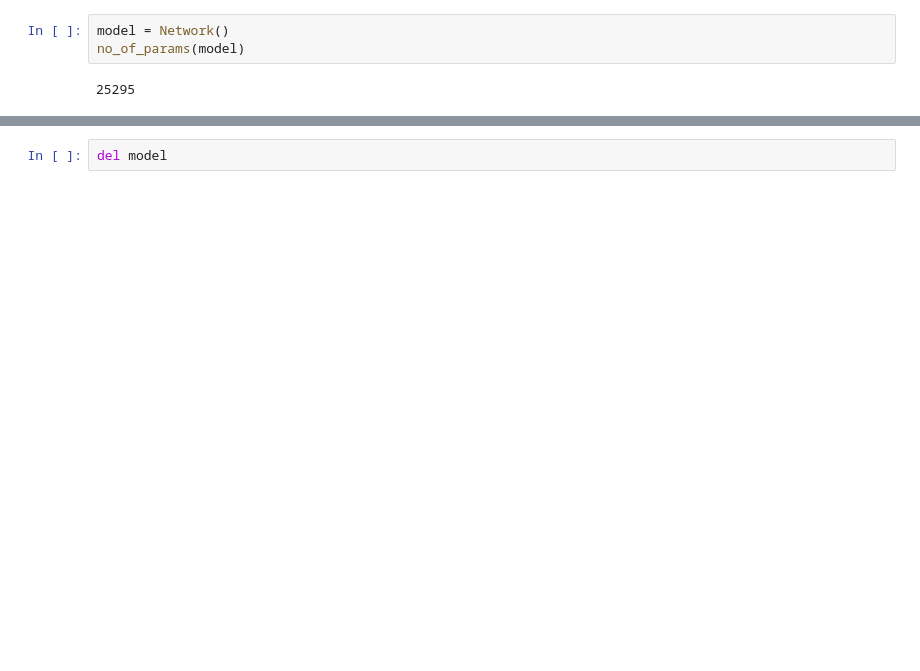
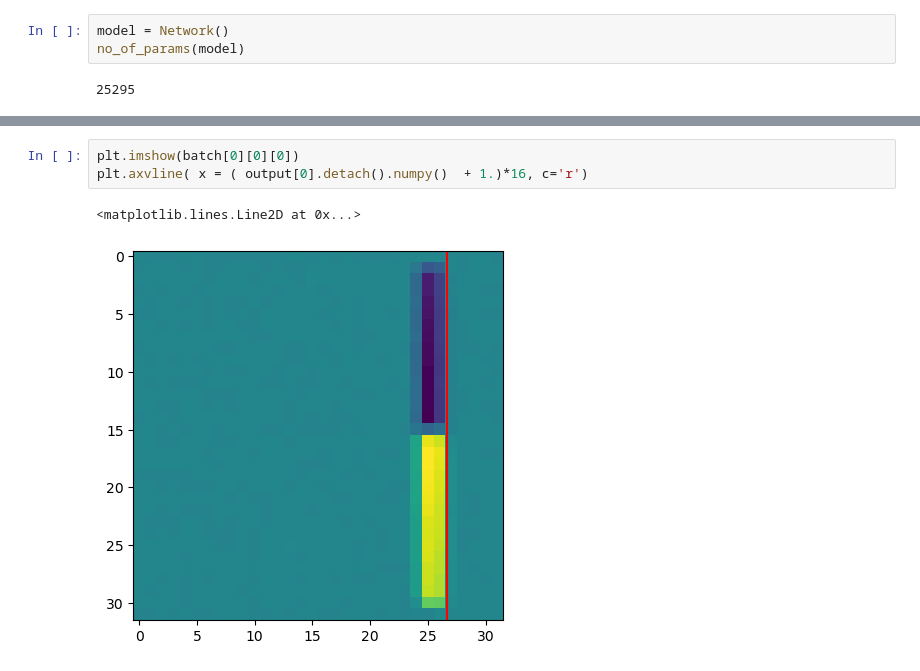
Before and after one commit to Harshjoon/instrument_position_detection_using_ML, a Jupyter notebook: notebooks/set_3.ipynb, the cells around one changed output, grey strips where cells are left out. Saved outputs shown, nothing was run; the diff lists cells and outputs as text; blank space fills up the shorter version.

```diff
--- a/notebooks/set_3.ipynb
+++ b/notebooks/set_3.ipynb
@@ -281,2 +287,6 @@ plt.plot(batch[1].detach().numpy())
-# %%
-del model
+# %%
+plt.imshow(batch[0][0][0])
+plt.axvline( x = ( output[0].detach().numpy()  + 1.)*16, c='r')
+# %% [output]
+<matplotlib.lines.Line2D at 0x...>
+[figure, added]
```
Also changed, not shown: parts of 20 cells of this notebook, 4 other files.
